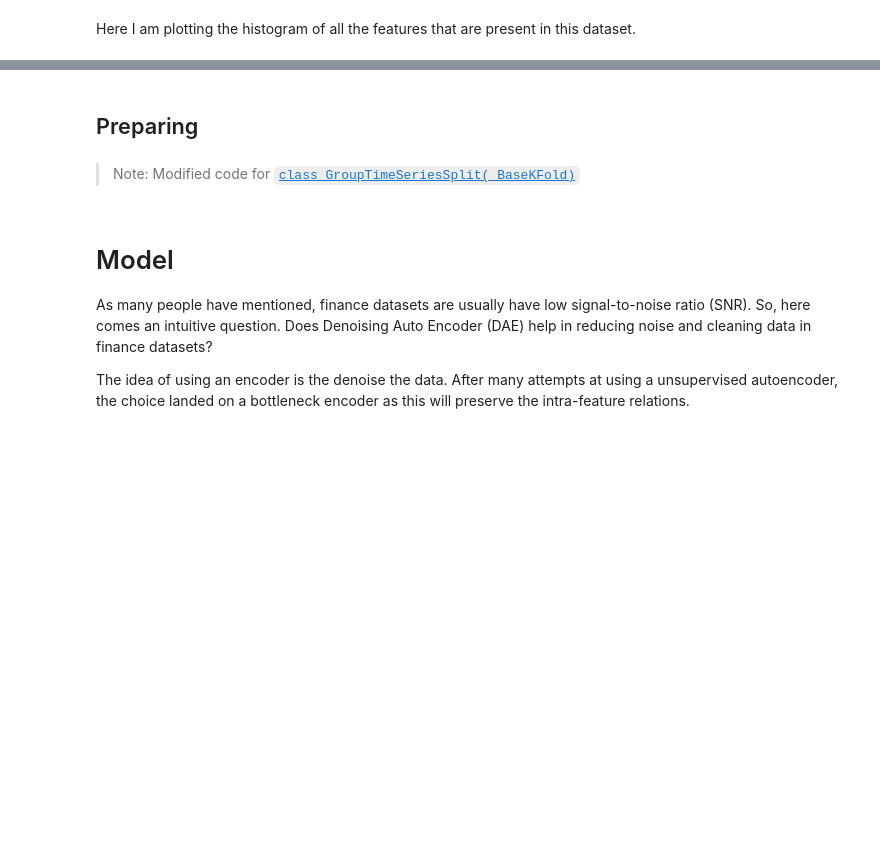
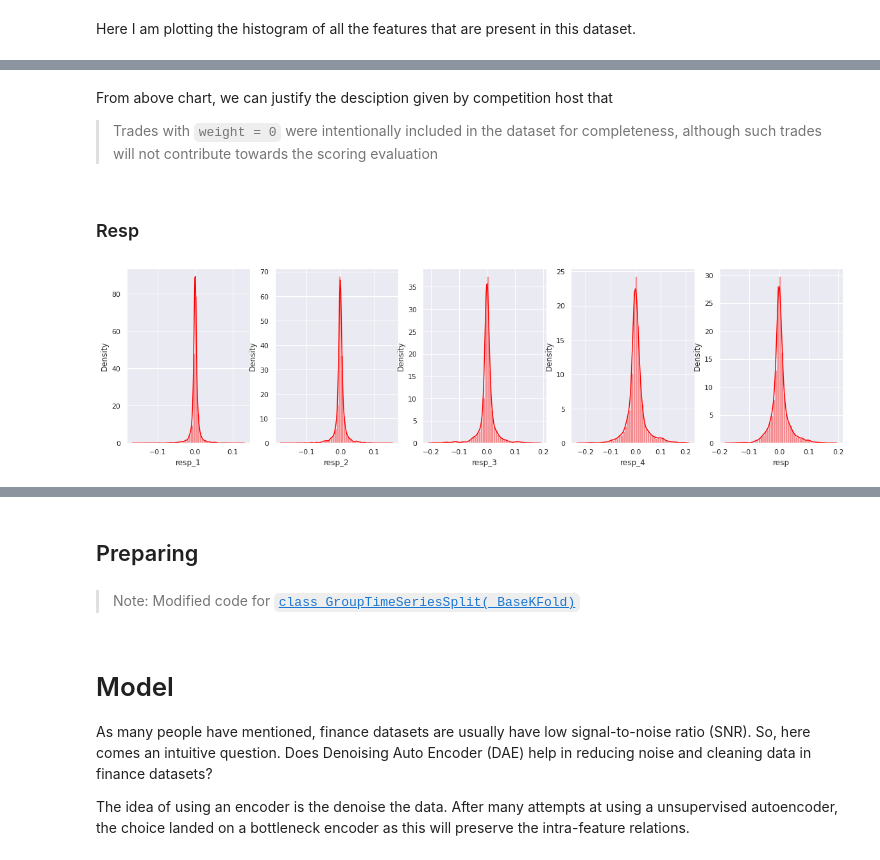
Before and after one commit to austinyhc/blog, a Jupyter notebook: _notebooks/jane-street-market-prediction.ipynb, the cells around one changed output, grey strips where cells are left out. Drawn from its saved outputs; the diff is of its cells as text; code cells hidden in the pictures; blank space fills up the shorter version.

```diff
--- a/_notebooks/jane-street-market-prediction.ipynb
+++ b/_notebooks/jane-street-market-prediction.ipynb
@@ -268,4 +272,6 @@ Here I am plotting the histogram of all the features that are present in this da
 fig, axs = plt.subplots(44, 3, figsize=(25,250))
 for i,(col,ax) in enumerate(zip(sample_df.iloc[:,7:].columns, axs.flatten())):
     sns.distplot(sample_df[col], ax=ax)
+    ax.get_xaxis().set_visible(False)
+    ax.get_yaxis().set_visible(False)
 # %% [output]
@@ -275,0 +298,12 @@ I know it is a tiresome to eyes at the charts shown above, but what takeaways do
+# %% [markdown]
+From above chart, we can justify the desciption given by competition host that
+> Trades with `weight = 0` were intentionally included in the dataset for completeness, although such trades will not contribute towards the scoring evaluation
+# %% [markdown]
+### Resp
+# %%
+resp_df = sample_df.iloc[:,2:7]
+fig,axs = plt.subplots(1, 5, figsize=(20,5))
+for i,(col,ax) in enumerate(zip(resp_df.columns,axs.flatten())):
+    sns.distplot(sample_df[col], ax=ax, color='red')
+# %% [output]
+[figure, added]
```
Also changed, not shown: parts of 26 cells of this notebook.
